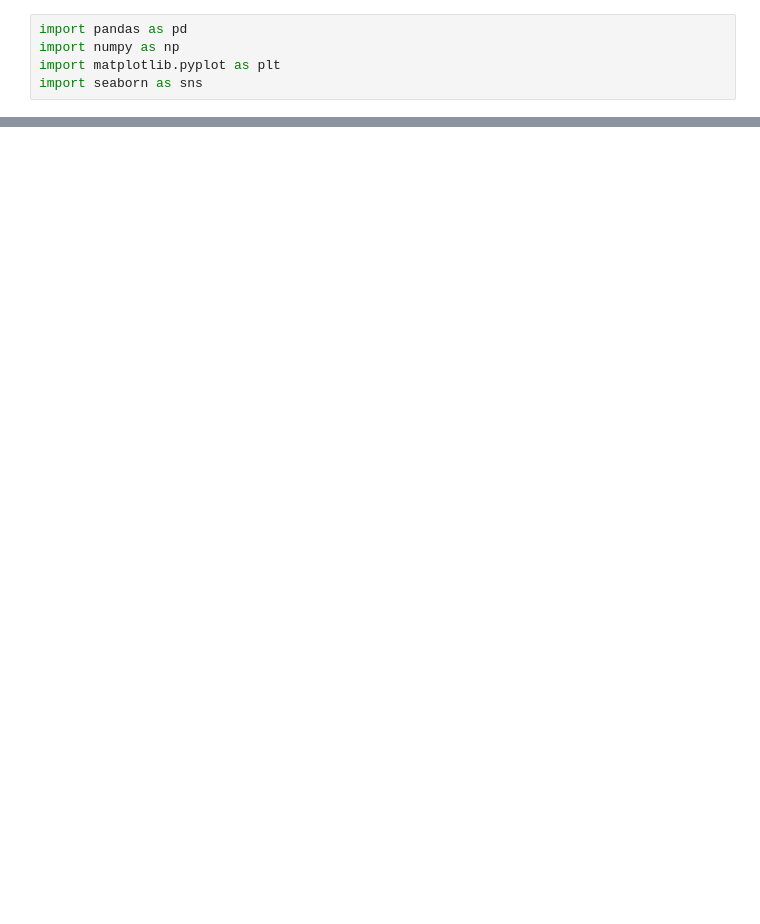
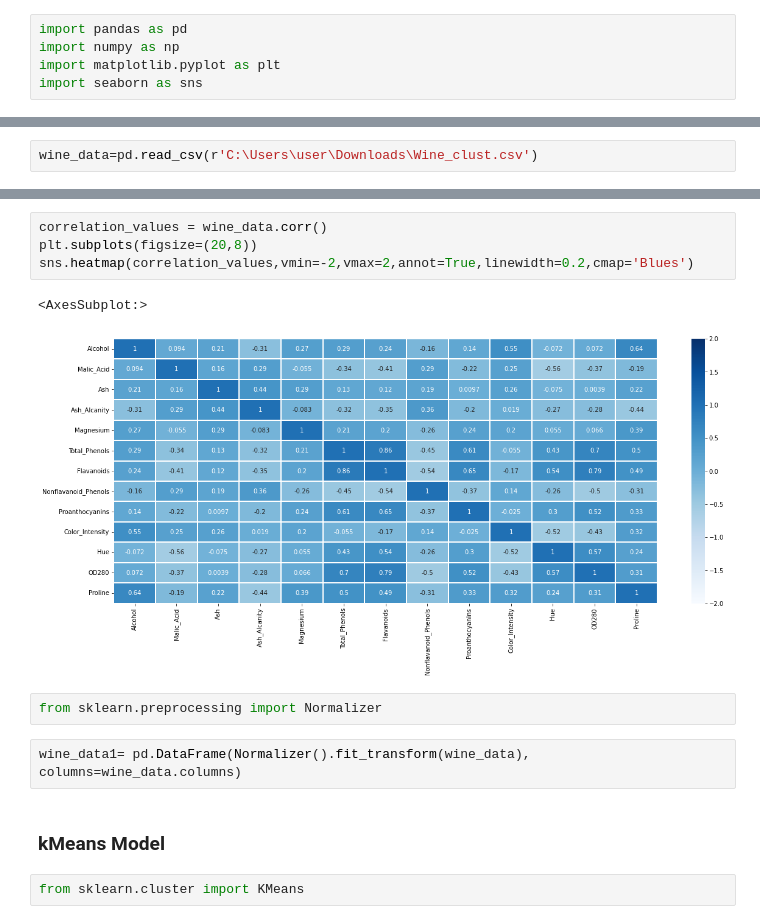
Before and after one commit to Sreejithjayachandran1995/Data_science, a Jupyter notebook: Sreejith Jayachandran.ipynb, the cells around one changed output, grey strips where cells are left out. Saved outputs shown, nothing was run; the diff lists cells and outputs as text; blank space fills up the shorter version.

```diff
--- a/Sreejith Jayachandran.ipynb
+++ b/Sreejith Jayachandran.ipynb
@@ -290,0 +6,2 @@ The f1 value is:  0.9658994032395567
+# %%
+wine_data=pd.read_csv(r'C:\Users\user\Downloads\Wine_clust.csv')
@@ -290,0 +57,15 @@ The f1 value is:  0.9658994032395567
+# %%
+correlation_values = wine_data.corr()
+plt.subplots(figsize=(20,8))
+sns.heatmap(correlation_values,vmin=-2,vmax=2,annot=True,linewidth=0.2,cmap='Blues')
+# %% [output]
+<AxesSubplot:>
+[figure, added]
+# %%
+from sklearn.preprocessing import Normalizer
+# %%
+wine_data1= pd.DataFrame(Normalizer().fit_transform(wine_data), columns=wine_data.columns)
+# %% [markdown]
+### kMeans Model
+# %%
+from sklearn.cluster import KMeans
```
Also changed, not shown: parts of 77 cells of this notebook.
